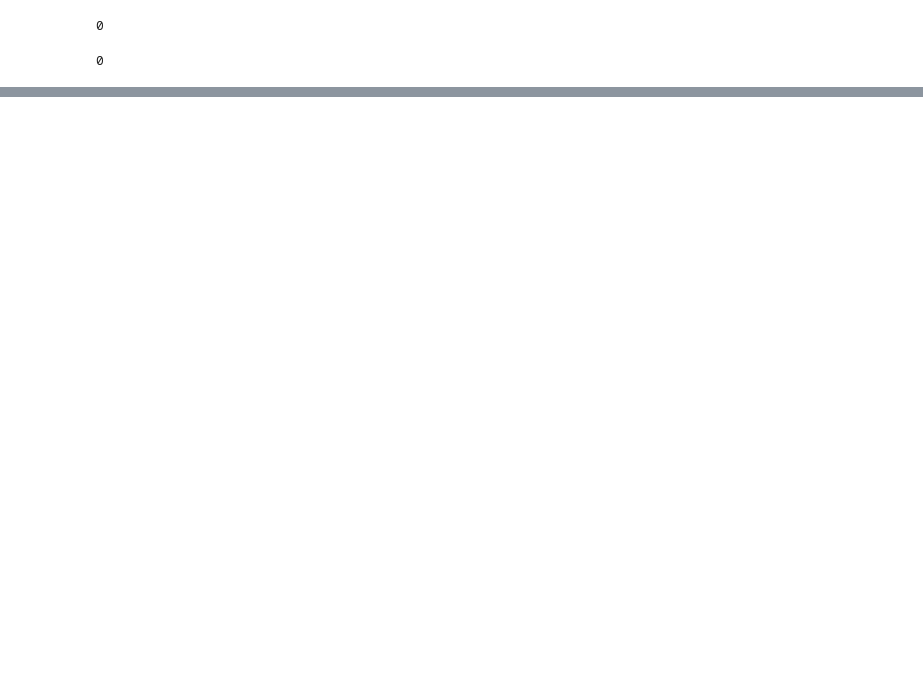
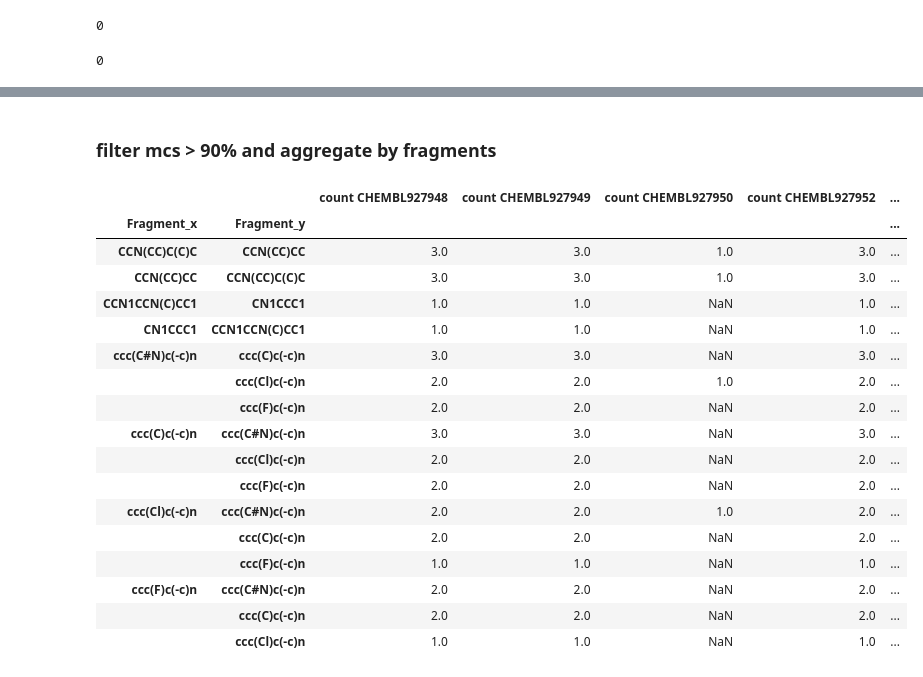
Before and after one commit to warner121/wizepair2, a Jupyter notebook: notebooks/hdac1_inhibitors.ipynb, the cells around one changed output, grey strips where cells are left out. Drawn from its saved outputs; the diff is of its cells as text; code cells hidden in the pictures; blank space fills up the shorter version.

```diff
--- a/notebooks/hdac1_inhibitors.ipynb
+++ b/notebooks/hdac1_inhibitors.ipynb
@@ -164,0 +207,26 @@ df_hdac1_products.ProductList.apply(lambda x: len(x) > 1).sum()
+# %% [markdown]
+### filter mcs > 90% and aggregate by fragments
+# %%
+df_agg = df_merge[df_merge.PercentMCS > 90]
+df_agg = pd.pivot_table(df_agg, values='pChEMBL Value_delta', index=['Fragment_x', 'Fragment_y'], columns='Assay ChEMBL ID', aggfunc=['count','mean'])
+df_agg.columns = [' '.join(col).strip() for col in df_agg.columns.values]
+df_agg
+# %% [output]
+|  |  | count CHEMBL927948 | count CHEMBL927949 | count CHEMBL927950 | count CHEMBL927952 | ... |
+| Fragment_x | Fragment_y |  |  |  |  | ... |
+| CCN(CC)C(C)C | CCN(CC)CC | 3.0 | 3.0 | 1.0 | 3.0 | ... |
+| CCN(CC)CC | CCN(CC)C(C)C | 3.0 | 3.0 | 1.0 | 3.0 | ... |
+| CCN1CCN(C)CC1 | CN1CCC1 | 1.0 | 1.0 | NaN | 1.0 | ... |
+| CN1CCC1 | CCN1CCN(C)CC1 | 1.0 | 1.0 | NaN | 1.0 | ... |
+| ccc(C#N)c(-c)n | ccc(C)c(-c)n | 3.0 | 3.0 | NaN | 3.0 | ... |
+|  | ccc(Cl)c(-c)n | 2.0 | 2.0 | 1.0 | 2.0 | ... |
+|  | ccc(F)c(-c)n | 2.0 | 2.0 | NaN | 2.0 | ... |
+| ccc(C)c(-c)n | ccc(C#N)c(-c)n | 3.0 | 3.0 | NaN | 3.0 | ... |
+|  | ccc(Cl)c(-c)n | 2.0 | 2.0 | NaN | 2.0 | ... |
+|  | ccc(F)c(-c)n | 2.0 | 2.0 | NaN | 2.0 | ... |
+| ccc(Cl)c(-c)n | ccc(C#N)c(-c)n | 2.0 | 2.0 | 1.0 | 2.0 | ... |
+|  | ccc(C)c(-c)n | 2.0 | 2.0 | NaN | 2.0 | ... |
+|  | ccc(F)c(-c)n | 1.0 | 1.0 | NaN | 1.0 | ... |
+| ccc(F)c(-c)n | ccc(C#N)c(-c)n | 2.0 | 2.0 | NaN | 2.0 | ... |
+|  | ccc(C)c(-c)n | 2.0 | 2.0 | NaN | 2.0 | ... |
+|  | ccc(Cl)c(-c)n | 1.0 | 1.0 | NaN | 1.0 | ... |
```
Also changed, not shown: parts of 26 cells of this notebook, 3 other files.
